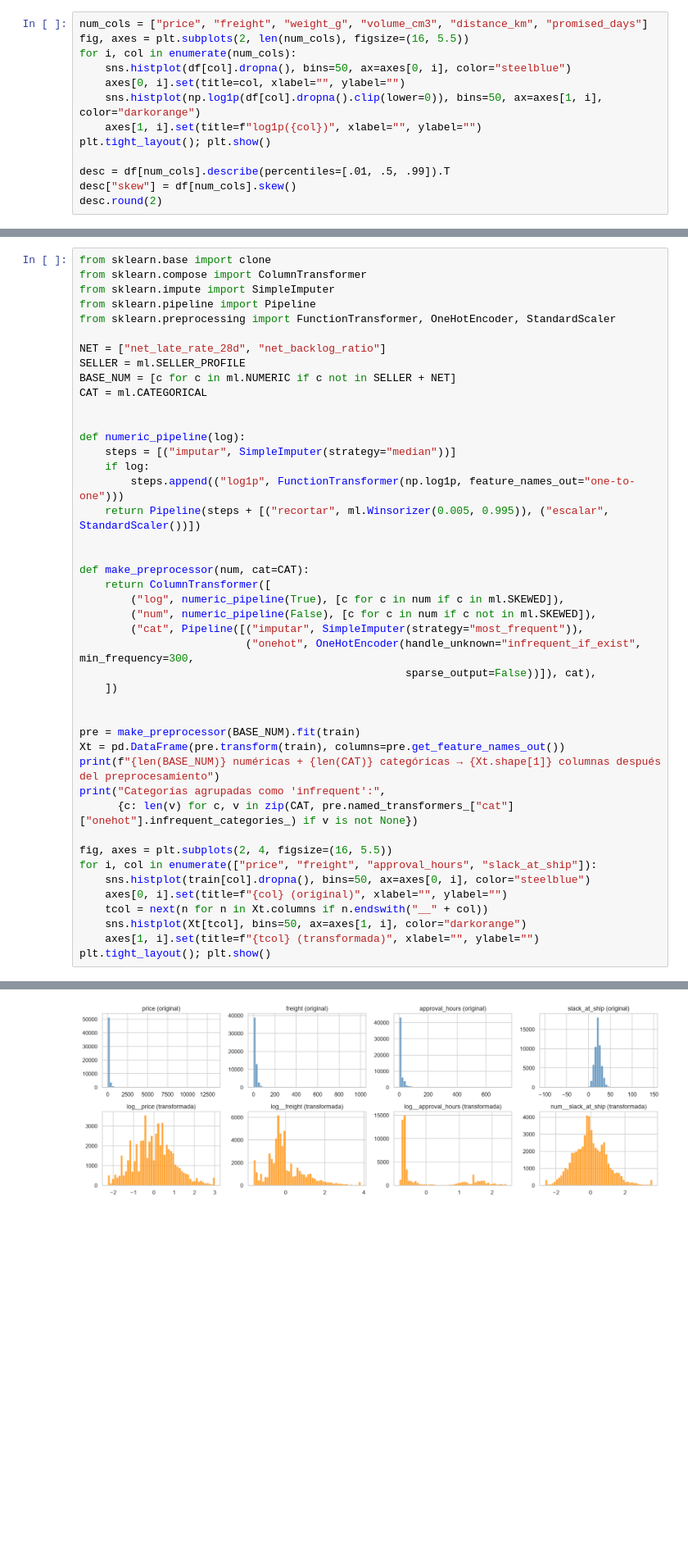
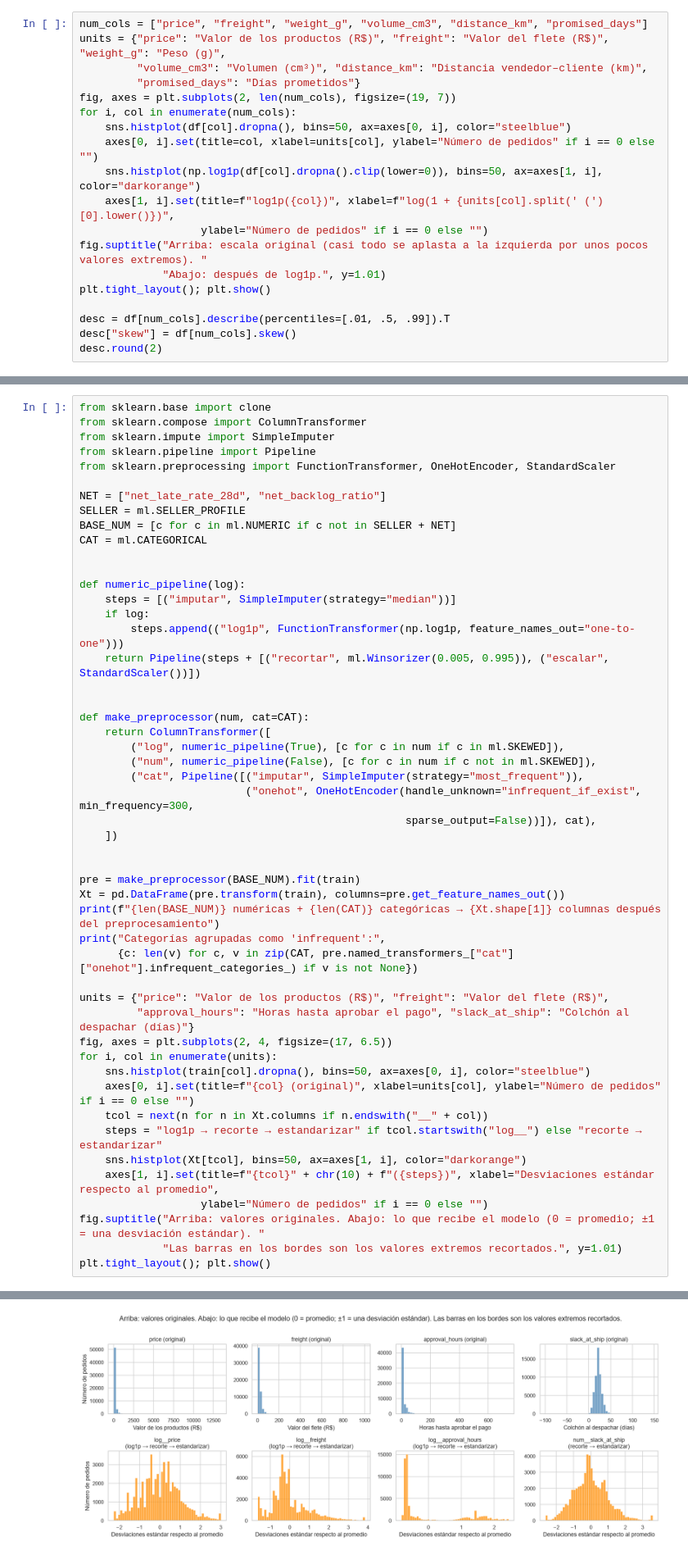
Before and after one commit to AndresVelez31/FinalProject-MachineLearning, a Jupyter notebook: model_development.ipynb, the cells around one changed output, grey strips where cells are left out. Shown at 82% size. Saved outputs shown, nothing was run; the diff lists cells and outputs as text; blank space fills up the shorter version.

```diff
--- a/model_development.ipynb
+++ b/model_development.ipynb
@@ -400,12 +732,18 @@ by_state.round(2).head(10)
 ### 5.5 Precio, flete y peso: distribuciones y atípicos
 # %%
 num_cols = ["price", "freight", "weight_g", "volume_cm3", "distance_km", "promised_days"]
-fig, axes = plt.subplots(2, len(num_cols), figsize=(16, 5.5))
+units = {"price": "Valor de los productos (R$)", "freight": "Valor del flete (R$)", "weight_g": "Peso (g)",
+         "volume_cm3": "Volumen (cm³)", "distance_km": "Distancia vendedor–cliente (km)",
+         "promised_days": "Días prometidos"}
+fig, axes = plt.subplots(2, len(num_cols), figsize=(19, 7))
 for i, col in enumerate(num_cols):
     sns.histplot(df[col].dropna(), bins=50, ax=axes[0, i], color="steelblue")
-    axes[0, i].set(title=col, xlabel="", ylabel="")
+    axes[0, i].set(title=col, xlabel=units[col], ylabel="Número de pedidos" if i == 0 else "")
     sns.histplot(np.log1p(df[col].dropna().clip(lower=0)), bins=50, ax=axes[1, i], color="darkorange")
-    axes[1, i].set(title=f"log1p({col})", xlabel="", ylabel="")
+    axes[1, i].set(title=f"log1p({col})", xlabel=f"log(1 + {units[col].split(' (')[0].lower()})",
+                   ylabel="Número de pedidos" if i == 0 else "")
+fig.suptitle("Arriba: escala original (casi todo se aplasta a la izquierda por unos pocos valores extremos). "
+             "Abajo: después de log1p.", y=1.01)
 plt.tight_layout(); plt.show()
 
 desc = df[num_cols].describe(percentiles=[.01, .5, .99]).T
@@ -641,38 +980,44 @@ CAT = ml.CATEGORICAL
 def numeric_pipeline(log):
     steps = [("imputar", SimpleImputer(strategy="median"))]
     if log:
         steps.append(("log1p", FunctionTransformer(np.log1p, feature_names_out="one-to-one")))
     return Pipeline(steps + [("recortar", ml.Winsorizer(0.005, 0.995)), ("escalar", StandardScaler())])
 
 
 def make_preprocessor(num, cat=CAT):
     return ColumnTransformer([
         ("log", numeric_pipeline(True), [c for c in num if c in ml.SKEWED]),
         ("num", numeric_pipeline(False), [c for c in num if c not in ml.SKEWED]),
         ("cat", Pipeline([("imputar", SimpleImputer(strategy="most_frequent")),
                           ("onehot", OneHotEncoder(handle_unknown="infrequent_if_exist", min_frequency=300,
                                                    sparse_output=False))]), cat),
     ])
 
 
 pre = make_preprocessor(BASE_NUM).fit(train)
 Xt = pd.DataFrame(pre.transform(train), columns=pre.get_feature_names_out())
 print(f"{len(BASE_NUM)} numéricas + {len(CAT)} categóricas → {Xt.shape[1]} columnas después del preprocesamiento")
 print("Categorías agrupadas como 'infrequent':",
       {c: len(v) for c, v in zip(CAT, pre.named_transformers_["cat"]["onehot"].infrequent_categories_) if v is not None})
 
-fig, axes = plt.subplots(2, 4, figsize=(16, 5.5))
-for i, col in enumerate(["price", "freight", "approval_hours", "slack_at_ship"]):
+units = {"price": "Valor de los productos (R$)", "freight": "Valor del flete (R$)",
+         "approval_hours": "Horas hasta aprobar el pago", "slack_at_ship": "Colchón al despachar (días)"}
+fig, axes = plt.subplots(2, 4, figsize=(17, 6.5))
+for i, col in enumerate(units):
     sns.histplot(train[col].dropna(), bins=50, ax=axes[0, i], color="steelblue")
-    axes[0, i].set(title=f"{col} (original)", xlabel="", ylabel="")
+    axes[0, i].set(title=f"{col} (original)", xlabel=units[col], ylabel="Número de pedidos" if i == 0 else "")
     tcol = next(n for n in Xt.columns if n.endswith("__" + col))
+    steps = "log1p → recorte → estandarizar" if tcol.startswith("log__") else "recorte → estandarizar"
     sns.histplot(Xt[tcol], bins=50, ax=axes[1, i], color="darkorange")
-    axes[1, i].set(title=f"{tcol} (transformada)", xlabel="", ylabel="")
+    axes[1, i].set(title=f"{tcol}" + chr(10) + f"({steps})", xlabel="Desviaciones estándar respecto al promedio",
+                   ylabel="Número de pedidos" if i == 0 else "")
+fig.suptitle("Arriba: valores originales. Abajo: lo que recibe el modelo (0 = promedio; ±1 = una desviación estándar). "
+             "Las barras en los bordes son los valores extremos recortados.", y=1.01)
 plt.tight_layout(); plt.show()
 # %% [output]
 19 numéricas + 4 categóricas → 76 columnas después del preprocesamiento
 Categorías agrupadas como 'infrequent': {'customer_state': 10, 'seller_state': 14, 'category': 48}
-[figure, old version]
+[figure, new version]
 # %% [markdown]
 **Lectura:** después del preprocesamiento las variables monetarias quedan casi simétricas y en la misma escala que el resto; los estados y categorías con menos de 300 pedidos en entrenamiento se agrupan en una sola columna "infrequent".
 # %% [markdown]
```
Also changed, not shown: parts of 33 cells of this notebook.
